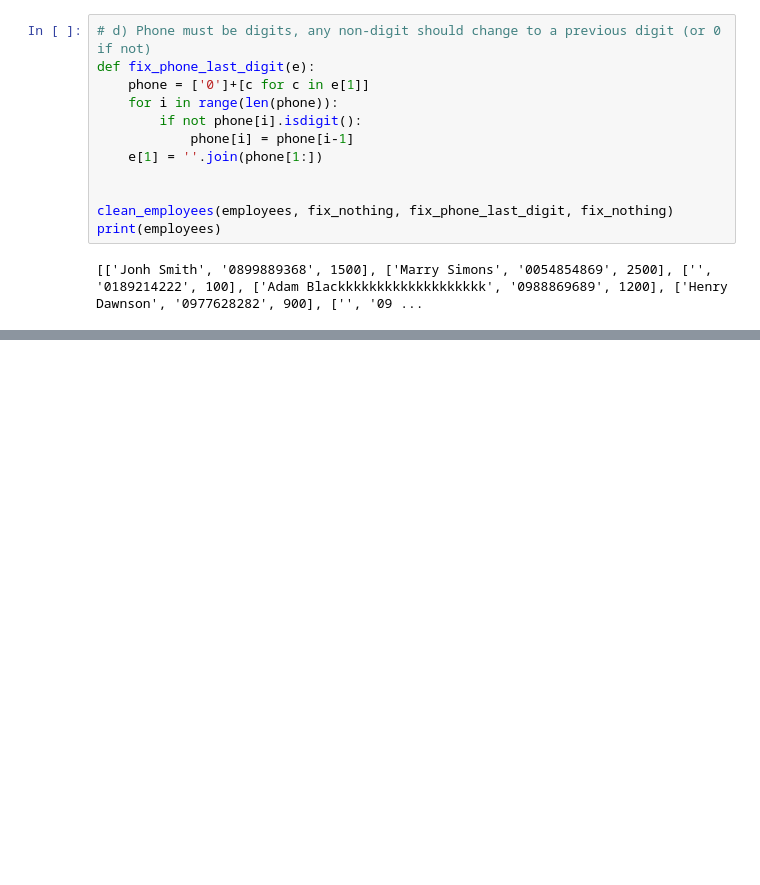
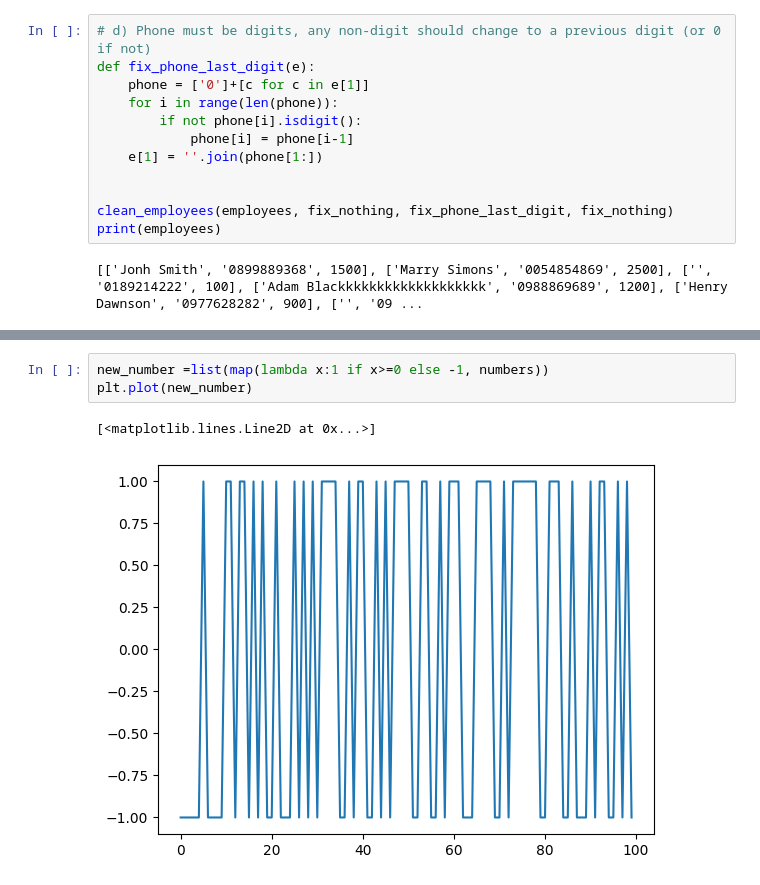
Before and after one commit to DangDucThuan38/FGW-BusinessIntelligence, a Jupyter notebook: Class/day8.ipynb, the cells around one changed output, grey strips where cells are left out. Drawn from its saved outputs; the diff is of its cells as text; blank space fills up the shorter version.

```diff
--- a/Class/day8.ipynb
+++ b/Class/day8.ipynb
@@ -83,0 +181,6 @@ print(employees)
+# %%
+new_number =list(map(lambda x:1 if x>=0 else -1, numbers))
+plt.plot(new_number)
+# %% [output]
+[<matplotlib.lines.Line2D at 0x...>]
+[figure, added]
```
Also changed, not shown: parts of 8 cells of this notebook, 1 other file.
